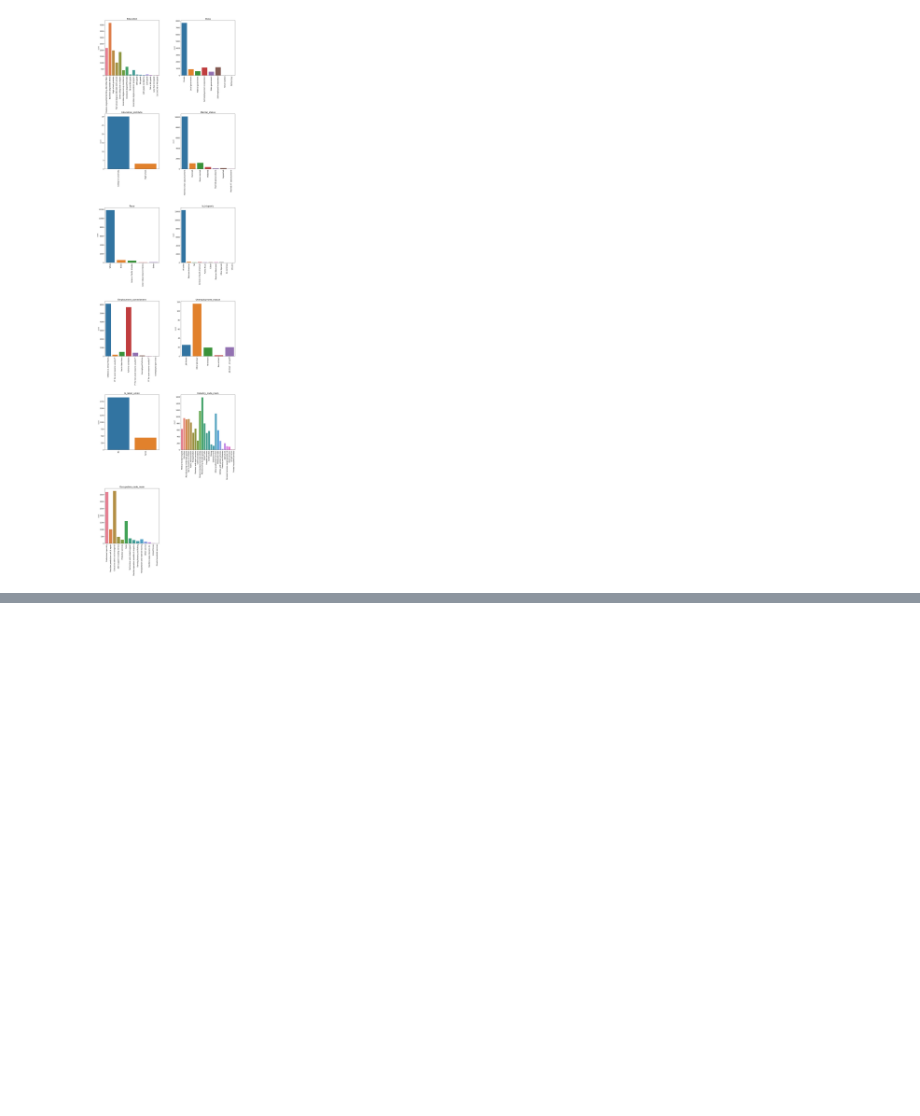
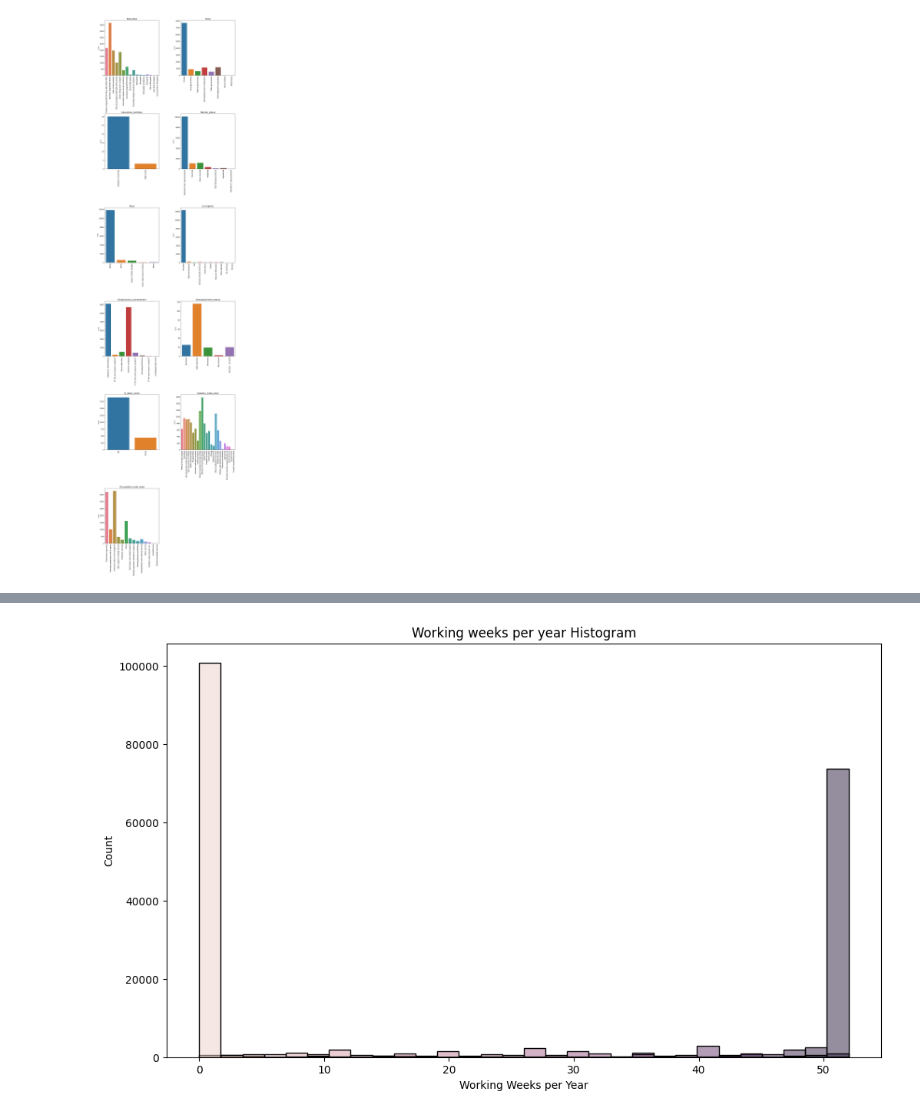
Before and after one commit to jatin-thakur-20/IIP-Project_2, a Jupyter notebook: iip_project_start.ipynb, the cells around one changed output, grey strips where cells are left out. Cells and saved outputs as stored; diff of their text form; code cells hidden in the pictures; blank space fills up the shorter version.

```diff
--- a/iip_project_start.ipynb
+++ b/iip_project_start.ipynb
@@ -237,0 +245,8 @@ plt.show()
+# %%
+plt.figure(figsize=(12,7))
+sns.histplot(data=df,x='working_week_per_year',hue='working_week_per_year',legend=False)
+plt.xlabel('Working Weeks per Year')
+plt.title('Working weeks per year Histogram')
+plt.show()
+# %% [output]
+[figure, added]
```
Also changed, not shown: parts of 53 cells of this notebook, 1 other file.
